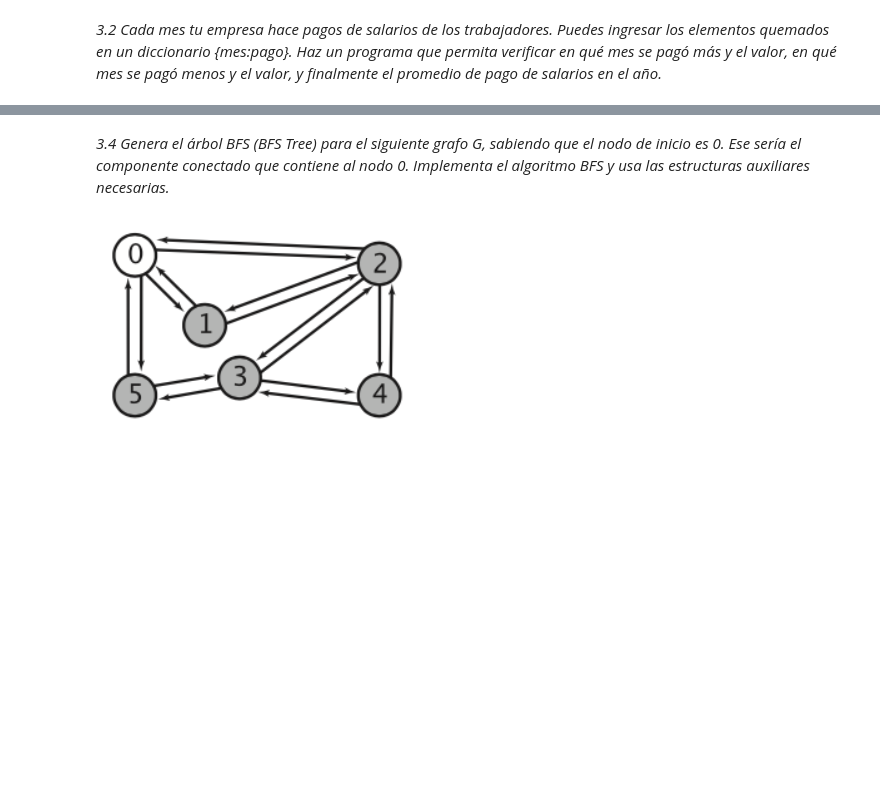
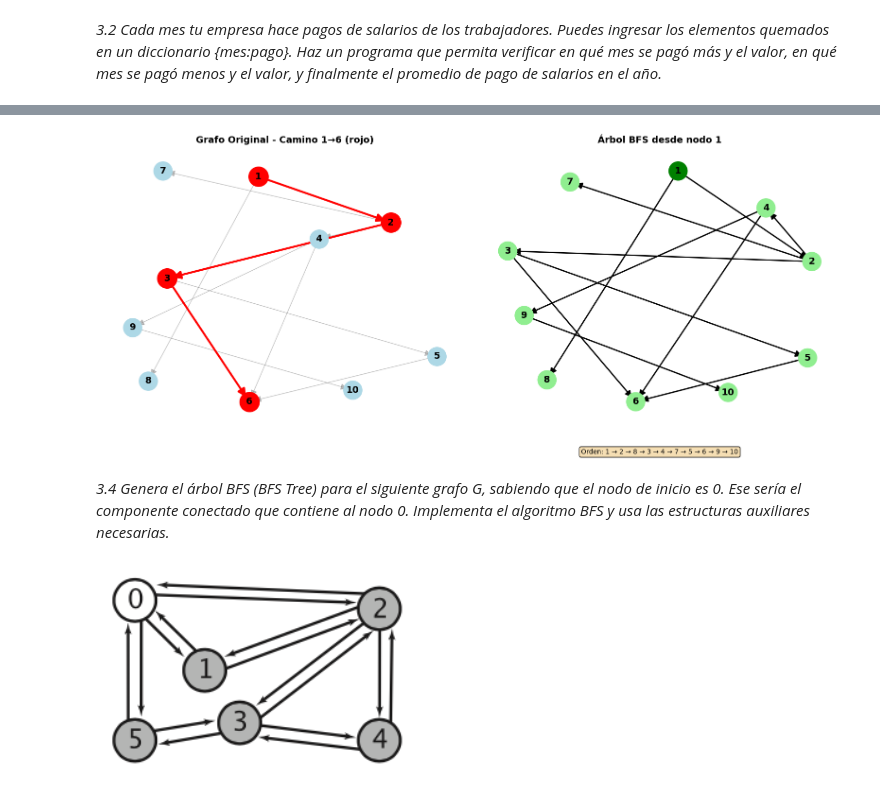
Before and after one commit to Aizel-shadow/EDA-II-, a Jupyter notebook: Informes/Informe4.ipynb, the cells around one changed output, grey strips where cells are left out. Cells and saved outputs as stored; diff of their text form; code cells hidden in the pictures; blank space fills up the shorter version.

Commit message:
:tada: Informe4EjerciciosGrafos

```diff
--- a/Informes/Informe4.ipynb
+++ b/Informes/Informe4.ipynb
@@ -31,3 +245,95 @@ _3.3 Dado el siguiente grafo, implemente el algortimo BSF donde se responda a la
+# %%
+from collections import deque
+import matplotlib.pyplot as plt
+import networkx as nx
+
+# Grafo del ejercicio
+grafo = {
+    1: [2, 8], 2: [3, 4, 7], 3: [5, 6], 4: [6, 9],
+    5: [6], 6: [], 7: [], 8: [], 9: [10], 10: []
+}
+
+def bfs_camino(grafo, inicio, destino):
+    """BFS para encontrar camino más corto"""
+    cola = deque([(inicio, [inicio])])
+    visitados = set()
+
+    while cola:
+        nodo, camino = cola.popleft()
+        if nodo == destino:
+            return camino
+        if nodo in visitados:
+            continue
+        visitados.add(nodo)
+
+        for vecino in grafo[nodo]:
+            cola.append((vecino, camino + [vecino]))
+    return None
+
+def bfs_arbol(grafo, inicio):
+    """BFS para generar árbol"""
+    cola = deque([inicio])
+    visitados = set()
+    arbol = {n: [] for n in grafo}
+    orden = []
+
+    while cola:
+        nodo = cola.popleft()
+        if nodo in visitados:
+            continue
+        visitados.add(nodo)
+        orden.append(nodo)
+
+        for vecino in grafo[nodo]:
+            if vecino not in visitados:
+                arbol[nodo].append(vecino)
+                cola.append(vecino)
+    return arbol, orden
+
+# Ejecutar BFS
+camino = bfs_camino(grafo, 1, 6)
+arbol, orden = bfs_arbol(grafo, 1)
+
+# VISUALIZACIÓN 1: Grafo original con camino resaltado
+fig, (ax1, ax2) = plt.subplots(1, 2, figsize=(16, 7))
+
+G = nx.DiGraph()
+for n, vecinos in grafo.items():
+    for v in vecinos:
+        G.add_edge(n, v)
+
+pos = nx.spring_layout(G, k=2, iterations=50, seed=42)
+
+# Grafo con camino
+nx.draw_networkx_nodes(G, pos, node_color='lightblue', node_size=800, ax=ax1)
+nx.draw_networkx_edges(G, pos, edge_color='gray', arrows=True, arrowsize=20, alpha=0.5, ax=ax1)
+nx.draw_networkx_nodes(G, pos, nodelist=camino, node_color='red', node_size=900, ax=ax1)
+camino_aristas = [(camino[i], camino[i+1]) for i in range(len(camino)-1)]
+nx.draw_networkx_edges(G, pos, edgelist=camino_aristas, edge_color='red', width=3, arrows=True, arrowsize=25, ax=ax1)
+nx.draw_networkx_labels(G, pos, font_size=14, font_weight='bold', ax=ax1)
+ax1.set_title("Grafo Original - Camino 1→6 (rojo)", fontsize=14, fontweight='bold')
+ax1.axis('off')
+
+# VISUALIZACIÓN 2: Árbol BFS
+G_arbol = nx.DiGraph()
+for n, hijos in arbol.items():
+    for h in hijos:
+        G_arbol.add_edge(n, h)
+
+pos_arbol = nx.spring_layout(G_arbol, k=3, iterations=50, seed=42)
+colores = ['green' if n == 1 else 'lightgreen' for n in G_arbol.nodes()]
+
+nx.draw_networkx_nodes(G_arbol, pos_arbol, node_color=colores, node_size=800, ax=ax2)
+nx.draw_networkx_edges(G_arbol, pos_arbol, edge_color='black', arrows=True, arrowsize=20, width=2, ax=ax2)
+nx.draw_networkx_labels(G_arbol, pos_arbol, font_size=14, font_weight='bold', ax=ax2)
+ax2.text(0.5, -0.1, f"Orden: {' → '.join(map(str, orden))}", transform=ax2.transAxes, ha='center', fontsize=10, bbox=dict(boxstyle='round', facecolor='wheat'))
+ax2.set_title("Árbol BFS desde nodo 1", fontsize=14, fontweight='bold')
+ax2.axis('off')
+
+plt.tight_layout()
+plt.show()
+# %% [output]
+[figure, added]
 # %% [markdown]
 _3.4 Genera el árbol BFS (BFS Tree) para el siguiente grafo G, sabiendo que el nodo de inicio es 0. Ese sería el componente conectado que contiene al nodo 0. Implementa el algoritmo BFS y usa las estructuras auxiliares necesarias._
 
```
Also changed, not shown: parts of 9 cells of this notebook, 1 other file.
